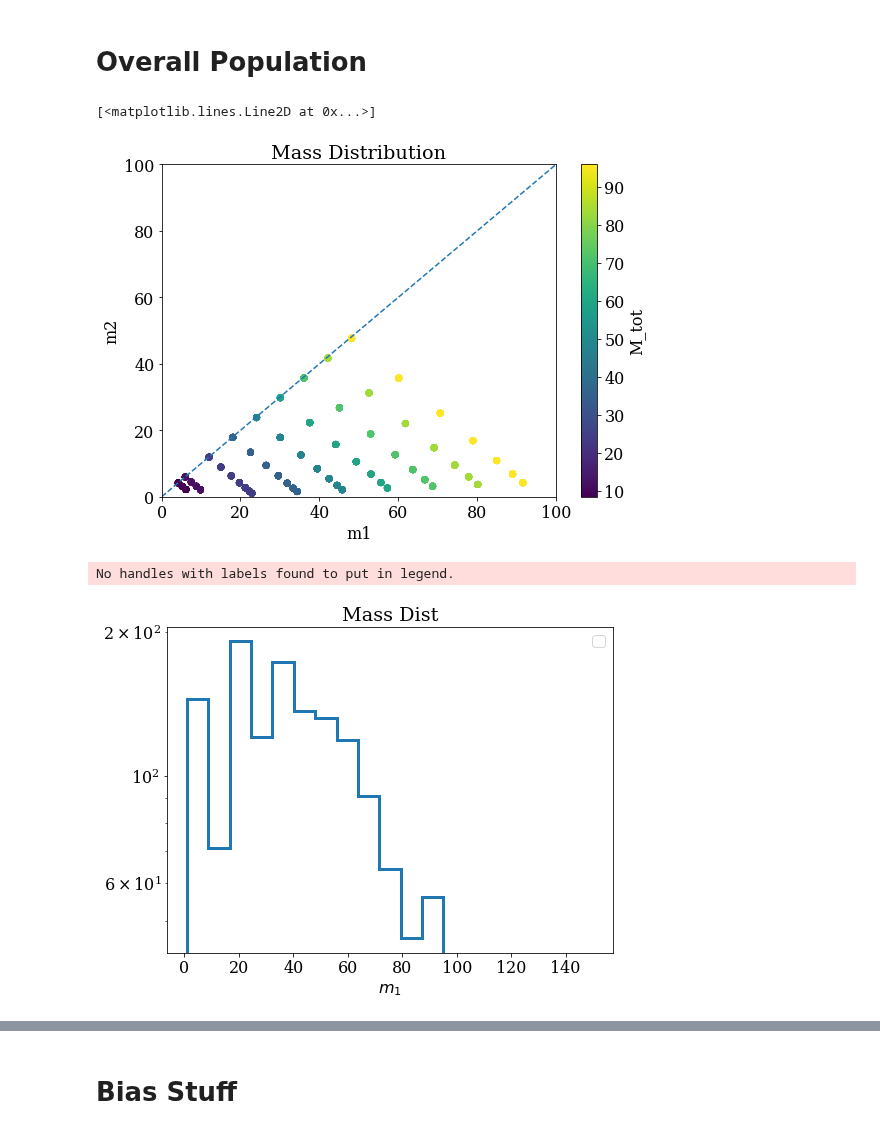
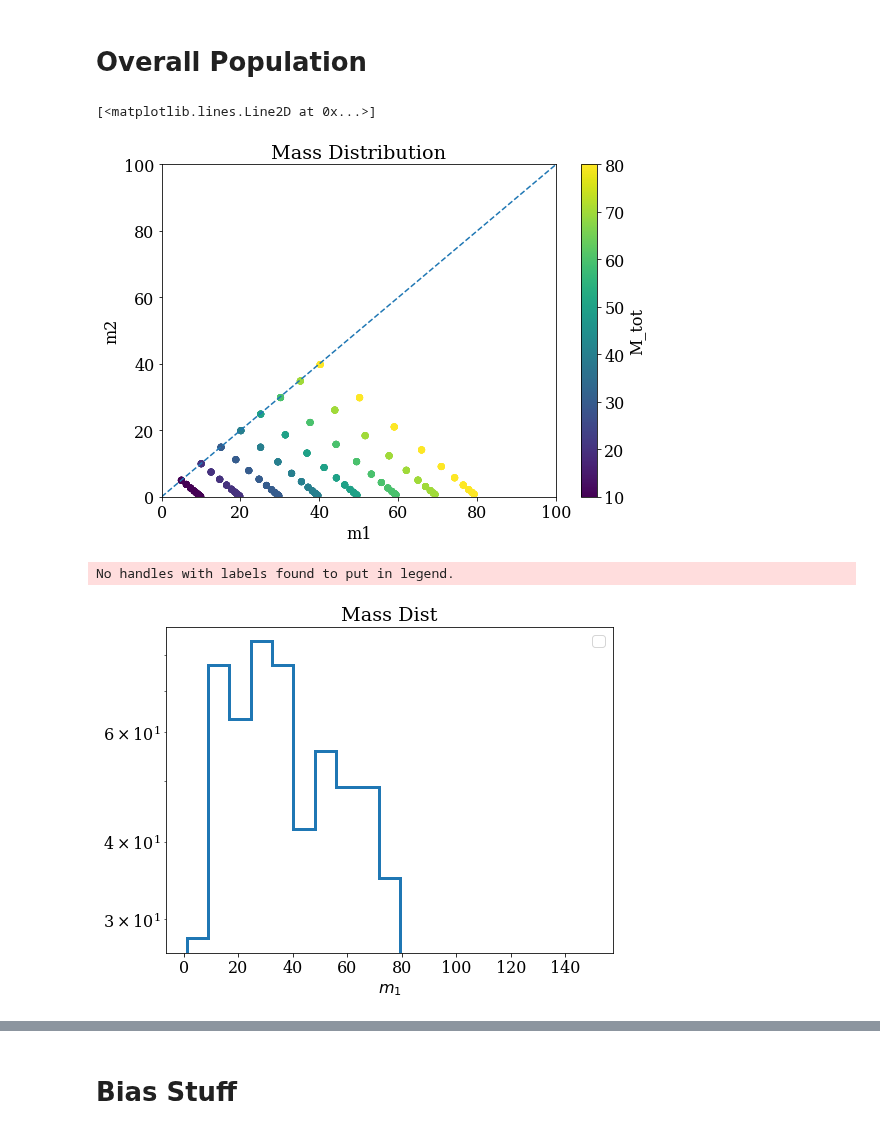
Before and after one commit to veome22/hybrid_waveforms, a Jupyter notebook: gwbench_Mtot_grid_lams_plots.ipynb, the cells around one changed output, grey strips where cells are left out. Drawn from its saved outputs; the diff is of its cells as text; code cells hidden in the pictures.

```diff
--- a/gwbench_Mtot_grid_lams_plots.ipynb
+++ b/gwbench_Mtot_grid_lams_plots.ipynb
@@ -18,8 +27,9 @@ matplotlib.rc('font', **font)
 # %%
-plotdir = 'mtot_q_grid_plots/'
+plotdir = 'mtot_q_grid_plots_xas_vs_d_snr/'
 # %%
-Mcs = [7, 10, 20, 30, 40, 50, 60, 70, 80]
-Mc_files = ['mtot_q_lam_grids/mtot_'+str(mc)+'_DL_1000_Mc_lam_grid.csv' for mc in Mcs]
+mtots = [10, 20, 30, 40, 50, 60, 70, 80]
+snrs = [10, 20, 30, 40, 100, 200, 300]
+Mc_files = ['mtot_q_lam_grids_xas_vs_d/mtot_'+str(mtot)+f'_SNR_{snr}_Mc_lam_grid.csv' for mtot in mtots for snr in snrs]
 
 
 df1 = pd.DataFrame()
@@ -86,5 +82,5 @@ rel_bias_lams
 # %%
-def plot_bias_features(x, y, feature, show_unbiased=False, mtot=None, qmax=None, colormap='RdBu_r',\
+def plot_bias_features(x, y, feature, show_unbiased=False, mtot=None, etamin=None, qmax=None, snr=None, colormap='RdBu_r',\
         xlabel="Mc ($M_\odot$)", ylabel="$\eta", cbar_label="Faithfulness",\
         title="Minimum Faithfulness required \nfor unbiased Mc", xlim=None, ylim=None, plt_show=True, savefig=None, **kwargs):
 
@@ -94,6 +90,14 @@ def plot_bias_features(x, y, feature, show_unbiased=False, mtot=None, qmax=None,
     if qmax is not None:
         mask = mask * (df["q"] < qmax)
         title = title + " (q < " + str(np.round(qmax,2)) + ")"
+
+    if etamin is not None:
+        mask = mask * (df["eta"] > etamin)
+        # title = title + " ($\eta$ > " + str(np.round(etamin,2)) + ")"
+
+    if snr is not None:
+        mask = mask* (df["snr"]< 1.1*snr) * (df["snr"]> 0.9*snr)
+        title = title + " (SNR = " + str(np.round(snr,1)) + ")"
 
     x = x[mask]
     y = y[mask]
@@ -122,8 +126,8 @@ def plot_bias_features(x, y, feature, show_unbiased=False, mtot=None, qmax=None,
 
     plt.tight_layout()
 
-    # if savefig is not None:
-        # plt.savefig(plotdir+savefig+'.pdf')
+    if savefig is not None:
+        plt.savefig(plotdir+savefig+'.pdf', dpi=300)
     if plt_show:
         plt.show()
 # %% [markdown]
@@ -131,15 +135,15 @@ def plot_bias_features(x, y, feature, show_unbiased=False, mtot=None, qmax=None,
 # %%
 # Mass Distribution
 plot_bias_features(df["m1"], df["m2"], df["M_tot"], colormap="viridis", mtot=None,\
-    title="Mass Distribution", xlabel="m1", ylabel="m2", cbar_label="M_tot", plt_show=False, savefig='mass_dist')
+    title="Mass Distribution", xlabel="m1", ylabel="m2", cbar_label="M_tot", plt_show=False)
 mmax = 100
 plt.xlim(0, mmax)
 plt.ylim(0, mmax)
 x=np.linspace(0, mmax, 10)
 plt.plot(x, x, '--')
 # %% [output]
 [<matplotlib.lines.Line2D at 0x...>]
-[figure, old version]
+[figure, new version]
 # %%
 # Mass Distribution
 fig, ax = plt.subplots(figsize=(8, 6))
@@ -159,7 +163,7 @@ plt.legend()
 plt.show()
 # %% [output]
 No handles with labels found to put in legend.
-[figure, old version]
+[figure, new version]
 # %%
 # Redshift Distribution
 fig, ax = plt.subplots(figsize=(8, 6))
```
Also changed, not shown: parts of 15 cells of this notebook, 8 other files.
